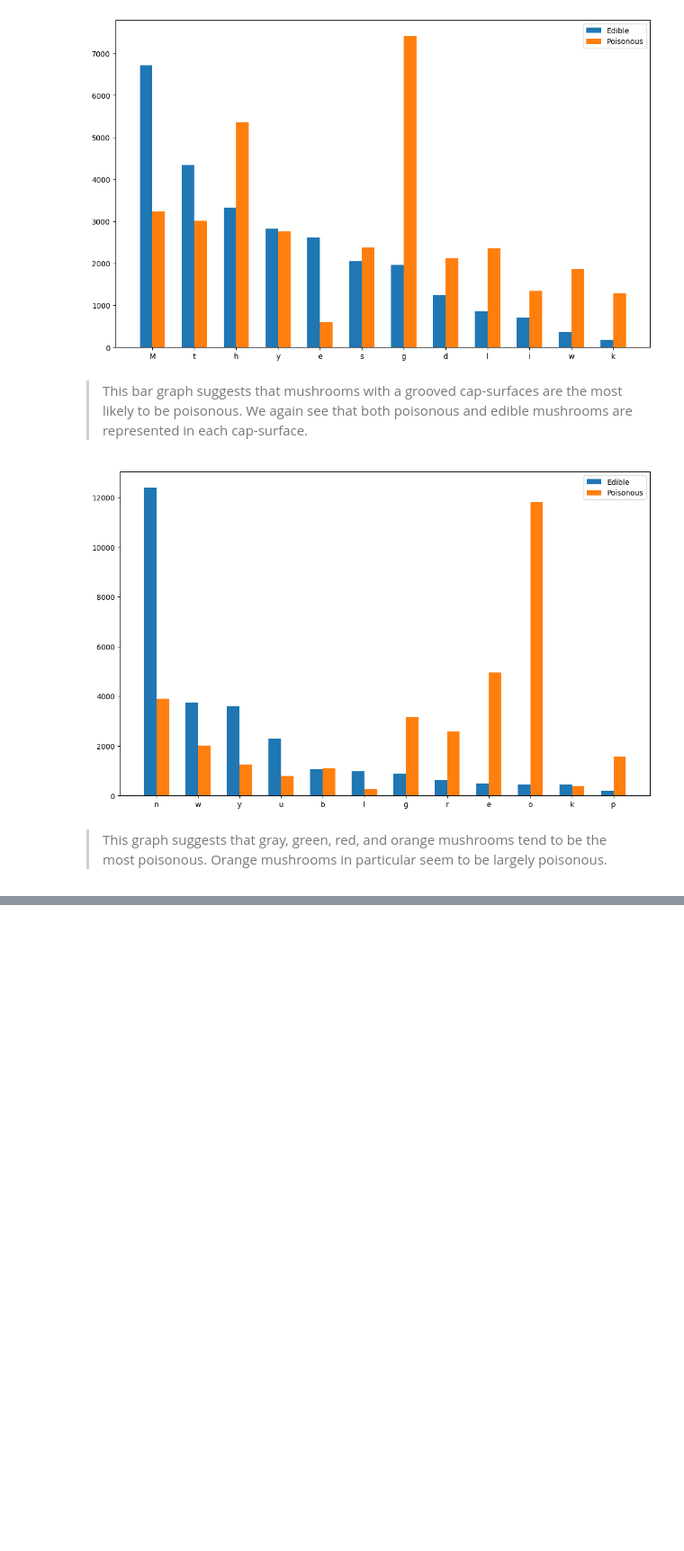
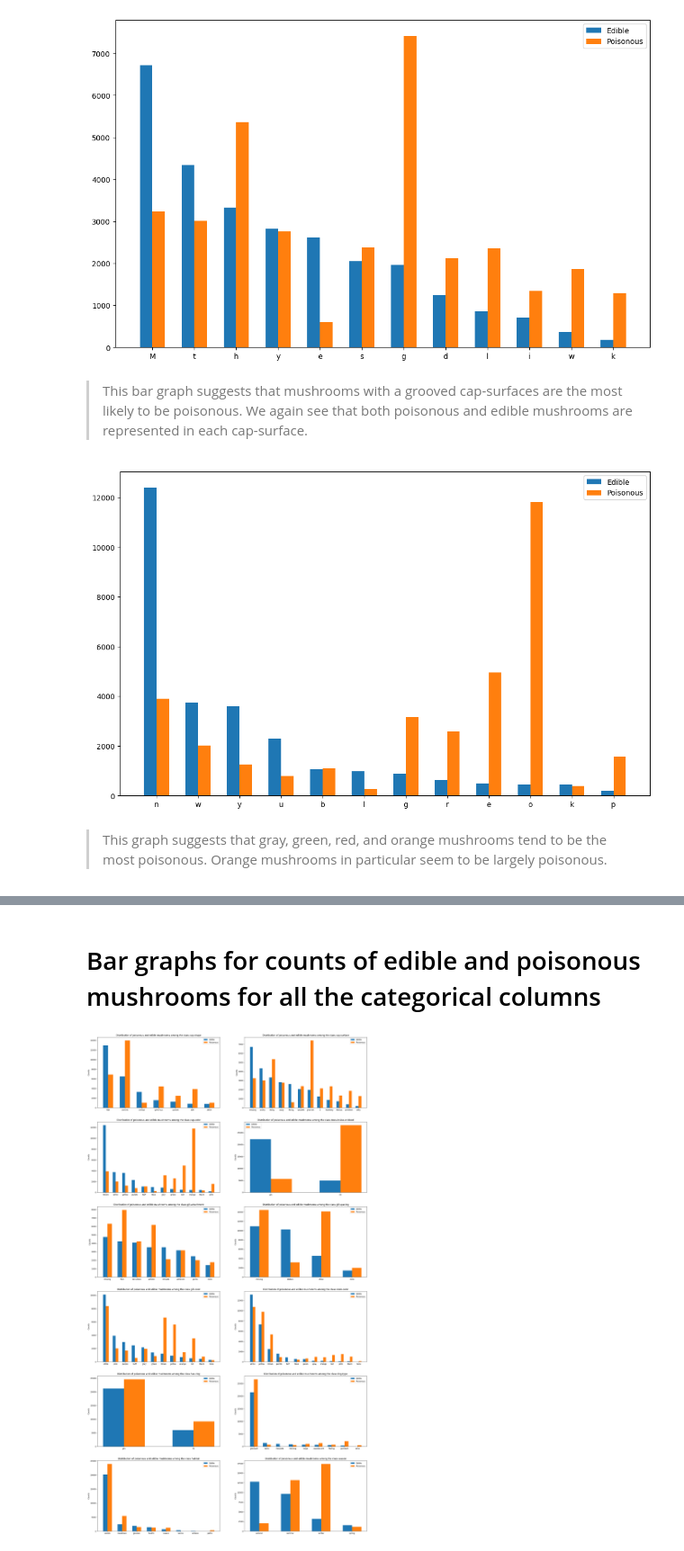
Before and after one commit to mvince33/mushroom_toxicity, a Jupyter notebook: mushroom_toxicity.ipynb, the cells around one changed output, grey strips where cells are left out. Shown at 90% size. Saved outputs shown, nothing was run; the diff lists cells and outputs as text; code cells hidden in the pictures; blank space fills up the shorter version.

```diff
--- a/mushroom_toxicity.ipynb
+++ b/mushroom_toxicity.ipynb
@@ -356,0 +477,5 @@ ax.legend();
+# %%
+# Relabel the does-bruise-or-bleed column
+df['does-bruise-or-bleed'].replace({'t': 'yes', 'f': 'no'}, inplace = True)
+# Make sure the changes were made
+df['does-bruise-or-bleed'].value_counts()
@@ -356,0 +586,5 @@ ax.legend();
+# %%
+# Relabel the has-ring column
+df['has-ring'].replace({'t': 'yes', 'f': 'no'}, inplace = True)
+# Make sure the values were changed
+df['has-ring'].value_counts()
@@ -356,0 +645,9 @@ ax.legend();
+# %%
+# Relabel the season column
+df['season'].replace({'s': 'spring',
+                      'u': 'summer',
+                      'a': 'autumn',
+                      'w': 'winter'},
+                     inplace = True)
+# Make sure the changes were made
+df['season'].value_counts()
@@ -356,0 +670,29 @@ ax.legend();
+# %% [markdown]
+# Bar graphs for counts of edible and poisonous mushrooms for all the categorical columns
+# %%
+# Make bar graphs of the categarical data by class
+
+# Get the categorical columns
+cols = df.select_dtypes(include = 'object').columns
+cols = cols.drop('class')
+
+# Setup the plots
+n = int(len(cols) / 2)
+fig, axes = plt.subplots(nrows = n, ncols = 2, figsize = (26, 8*n))
+axes = axes.ravel()
+
+# Construct the bar graphs
+for i, col in enumerate(cols):
+  axes[i].bar(x = df.loc[df['class'] == 'edible', col].unique(),
+              height = df.loc[df['class'] == 'edible', col].value_counts(),
+              width = -0.3, align = 'edge',
+              label = 'Edible')
+  axes[i].bar(x = df.loc[df['class'] == 'poisonous', col].unique(),
+              height = df.loc[df['class'] == 'poisonous', col].value_counts(),
+              width = 0.3, align = 'edge',
+              label = 'Poisonous')
+  axes[i].set_ylabel('Counts')
+  axes[i].set_title(f'Distribution of poisonous and edible mushrooms among the class {col}')
+  axes[i].legend();
+# %% [output]
+[figure, added]
```
Also changed, not shown: parts of 27 cells of this notebook.
